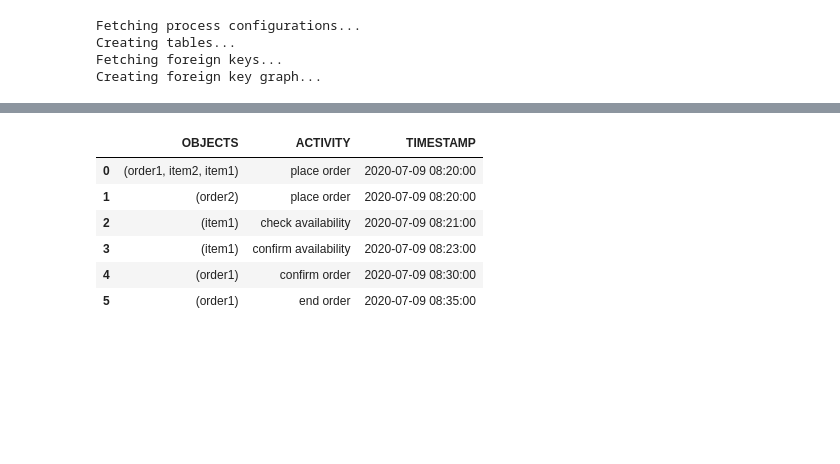
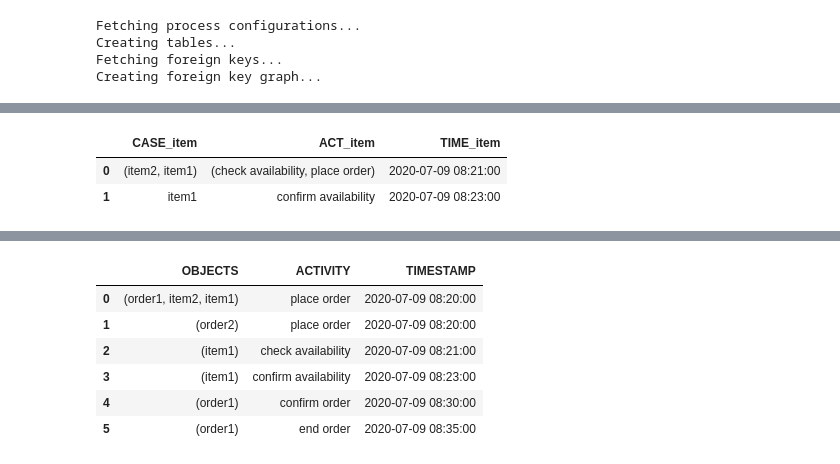
Before and after one commit to finnigen/ocel-operators, a Jupyter notebook: OCEL_Operators_Class.ipynb, the cells around one changed output, grey strips where cells are left out. Drawn from its saved outputs; the diff is of its cells as text; code cells hidden in the pictures; blank space fills up the shorter version.

```diff
--- a/OCEL_Operators_Class.ipynb
+++ b/OCEL_Operators_Class.ipynb
@@ -418,2 +483,10 @@ Creating foreign key graph...
+# %%
+events = [{"ACTIVITY": "place order"},
+         {"OBJECTS": "item1", "ACTIVITY": "check availability", "TIMESTAMP": pd.Timestamp('2020-07-09 08:21:00')}]
+dm.groupSpecificEvents("item_EVENTS", events)
+# %% [output]
+|  | CASE_item | ACT_item | TIME_item |
+| 0 | (item2, item1) | (check availability, place order) | 2020-07-09 08:21:00 |
+| 1 | item1 | confirm availability | 2020-07-09 08:23:00 |
 # %%
 unioned = dm.union("order_EVENTS", "item_EVENTS")
```
Also changed, not shown: parts of 7 cells of this notebook.
